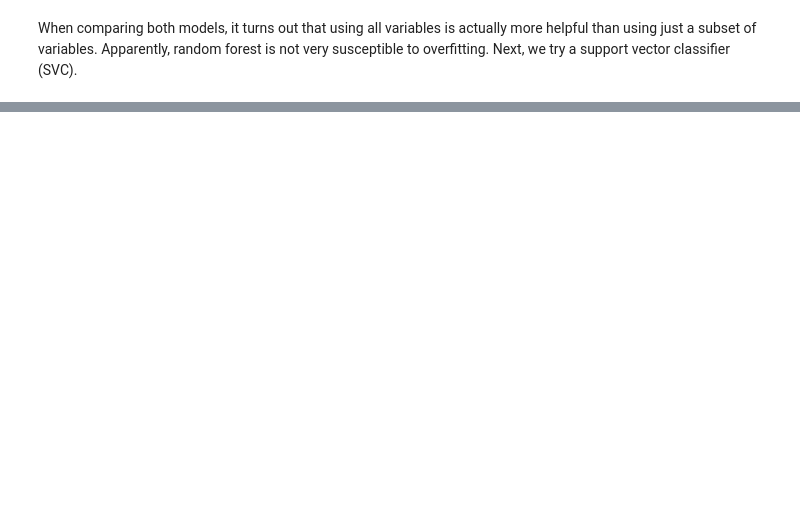
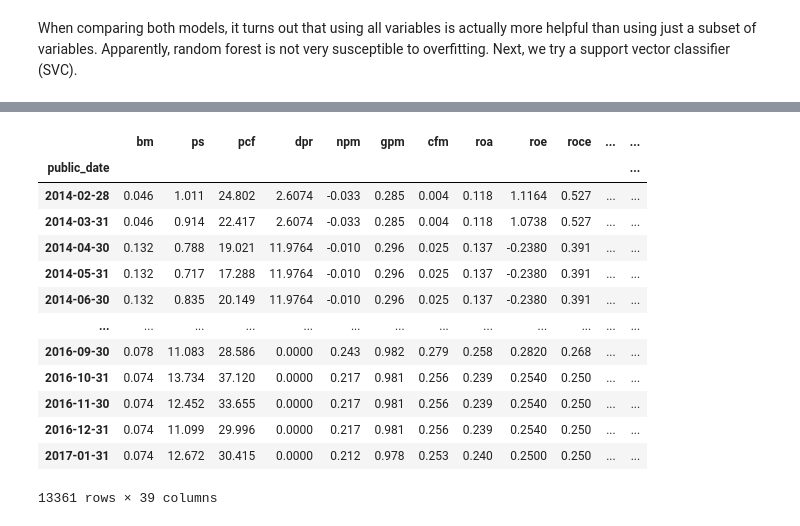
Before and after one commit to john-donnelly-1/ML-Group-3, a Jupyter notebook: current code doc.ipynb, the cells around one changed output, grey strips where cells are left out. Drawn from its saved outputs; the diff is of its cells as text; code cells hidden in the pictures; blank space fills up the shorter version.

```diff
--- a/current code doc.ipynb
+++ b/current code doc.ipynb
@@ -417,0 +424,21 @@ Best parameters: {'classifier': SVC(C=100, break_ties=False, cache_size=200, cla
+# %%
+secondhalf = imputed.set_index('public_date')
+secondhalf.sort_index()
+secondhalf = secondhalf.loc['20130701':'20170201']
+# %%
+secondhalf
+# %% [output]
+|  | bm | ps | pcf | dpr | npm | gpm | cfm | roa | roe | roce | ... | ... |
+| public_date |  |  |  |  |  |  |  |  |  |  |  | ... |
+| 2014-02-28 | 0.046 | 1.011 | 24.802 | 2.6074 | -0.033 | 0.285 | 0.004 | 0.118 | 1.1164 | 0.527 | ... | ... |
+| 2014-03-31 | 0.046 | 0.914 | 22.417 | 2.6074 | -0.033 | 0.285 | 0.004 | 0.118 | 1.0738 | 0.527 | ... | ... |
+| 2014-04-30 | 0.132 | 0.788 | 19.021 | 11.9764 | -0.010 | 0.296 | 0.025 | 0.137 | -0.2380 | 0.391 | ... | ... |
+| 2014-05-31 | 0.132 | 0.717 | 17.288 | 11.9764 | -0.010 | 0.296 | 0.025 | 0.137 | -0.2380 | 0.391 | ... | ... |
+| 2014-06-30 | 0.132 | 0.835 | 20.149 | 11.9764 | -0.010 | 0.296 | 0.025 | 0.137 | -0.2380 | 0.391 | ... | ... |
+| ... | ... | ... | ... | ... | ... | ... | ... | ... | ... | ... | ... | ... |
+| 2016-09-30 | 0.078 | 11.083 | 28.586 | 0.0000 | 0.243 | 0.982 | 0.279 | 0.258 | 0.2820 | 0.268 | ... | ... |
+| 2016-10-31 | 0.074 | 13.734 | 37.120 | 0.0000 | 0.217 | 0.981 | 0.256 | 0.239 | 0.2540 | 0.250 | ... | ... |
+| 2016-11-30 | 0.074 | 12.452 | 33.655 | 0.0000 | 0.217 | 0.981 | 0.256 | 0.239 | 0.2540 | 0.250 | ... | ... |
+| 2016-12-31 | 0.074 | 11.099 | 29.996 | 0.0000 | 0.217 | 0.981 | 0.256 | 0.239 | 0.2540 | 0.250 | ... | ... |
+| 2017-01-31 | 0.074 | 12.672 | 30.415 | 0.0000 | 0.212 | 0.978 | 0.253 | 0.240 | 0.2500 | 0.250 | ... | ... |
+13361 rows × 39 columns
```
Also changed, not shown: parts of 44 cells of this notebook.
